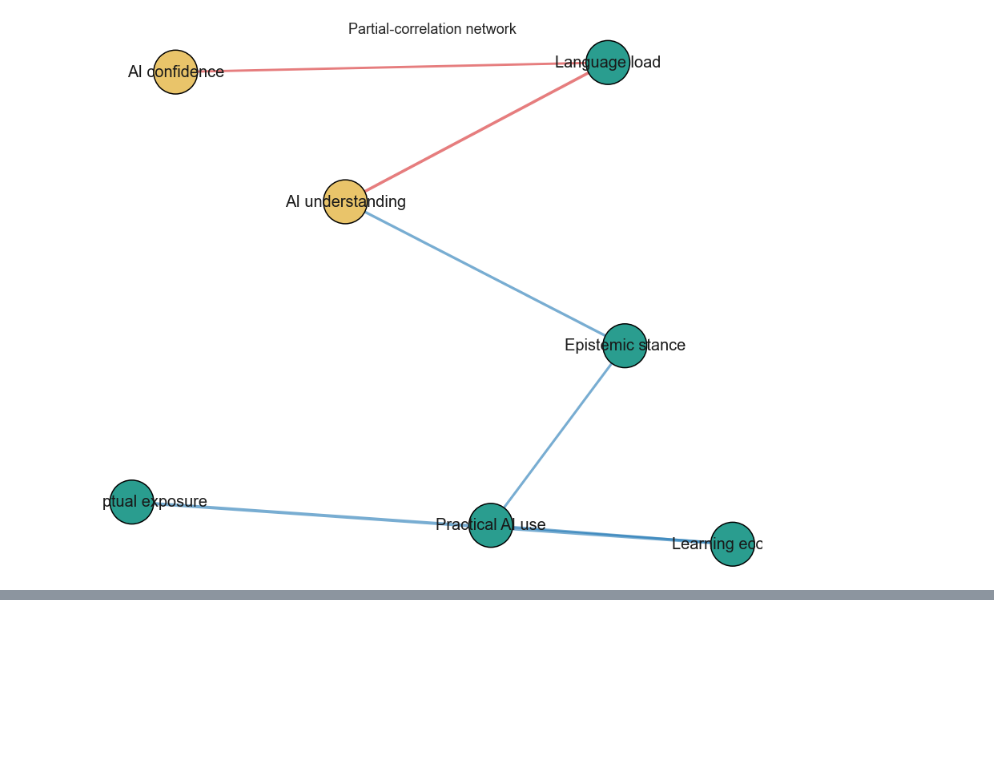
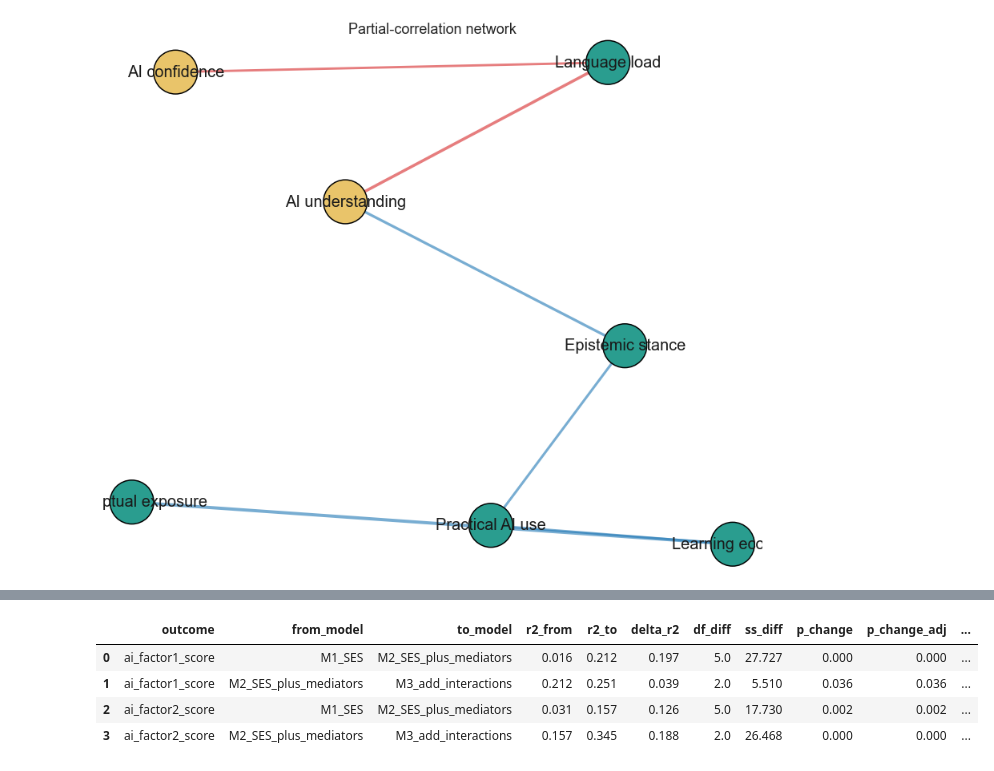
Before and after one commit to garcia-ho/1st_analysis, a Jupyter notebook: phas1_network.ipynb, the cells around one changed output, grey strips where cells are left out. Saved outputs shown, nothing was run; the diff lists cells and outputs as text; code cells hidden in the pictures; blank space fills up the shorter version.

```diff
--- a/phas1_network.ipynb
+++ b/phas1_network.ipynb
@@ -130,0 +233,8 @@ plot_network_graph(G, layout = "spring", figsize = (12, 10))
+# %%
+hier_results["comparison_table"].round(3)
+# %% [output]
+|  | outcome | from_model | to_model | r2_from | r2_to | delta_r2 | df_diff | ss_diff | p_change | p_change_adj | ... |
+| 0 | ai_factor1_score | M1_SES | M2_SES_plus_mediators | 0.016 | 0.212 | 0.197 | 5.0 | 27.727 | 0.000 | 0.000 | ... |
+| 1 | ai_factor1_score | M2_SES_plus_mediators | M3_add_interactions | 0.212 | 0.251 | 0.039 | 2.0 | 5.510 | 0.036 | 0.036 | ... |
+| 2 | ai_factor2_score | M1_SES | M2_SES_plus_mediators | 0.031 | 0.157 | 0.126 | 5.0 | 17.730 | 0.002 | 0.002 | ... |
+| 3 | ai_factor2_score | M2_SES_plus_mediators | M3_add_interactions | 0.157 | 0.345 | 0.188 | 2.0 | 26.468 | 0.000 | 0.000 | ... |
```
Also changed, not shown: parts of 7 cells of this notebook, 2 other files.
